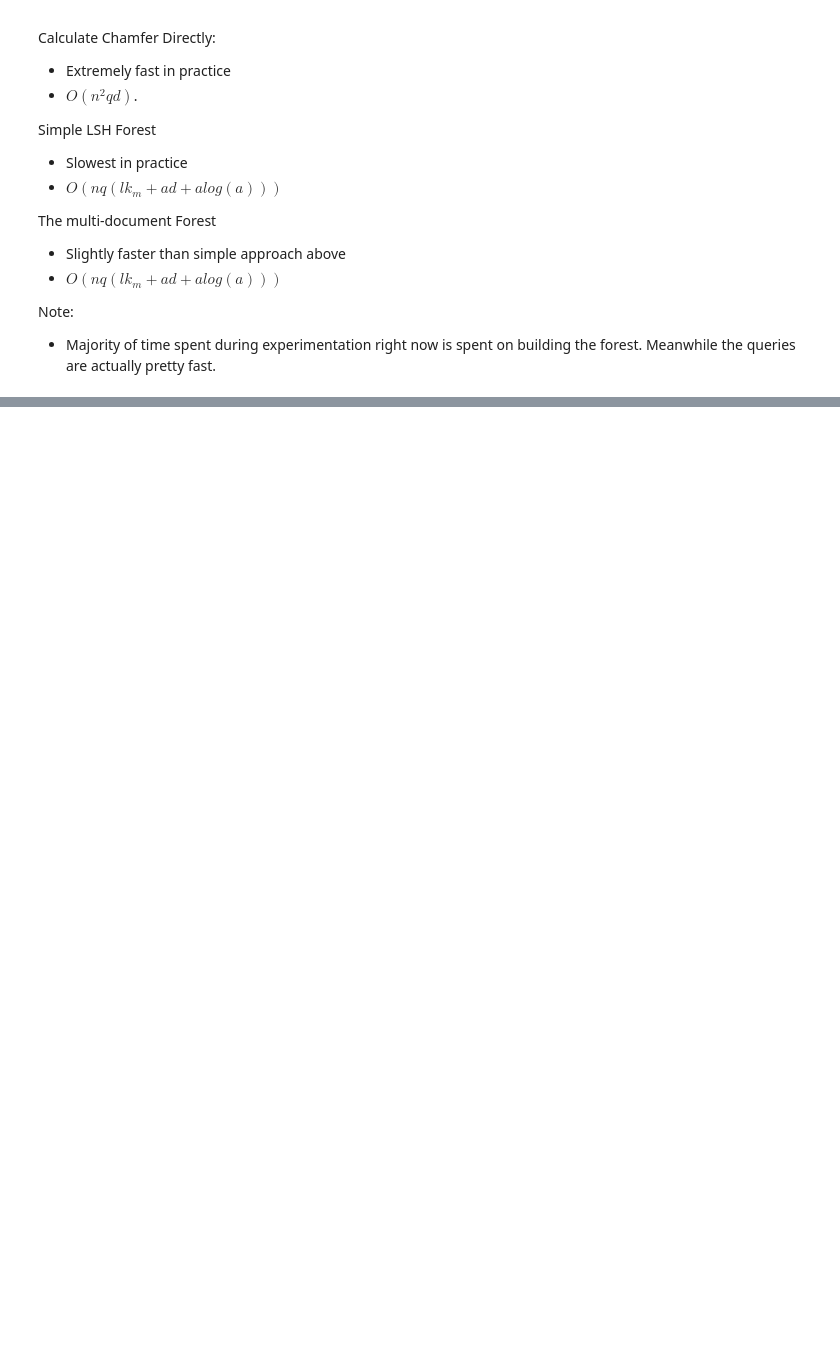
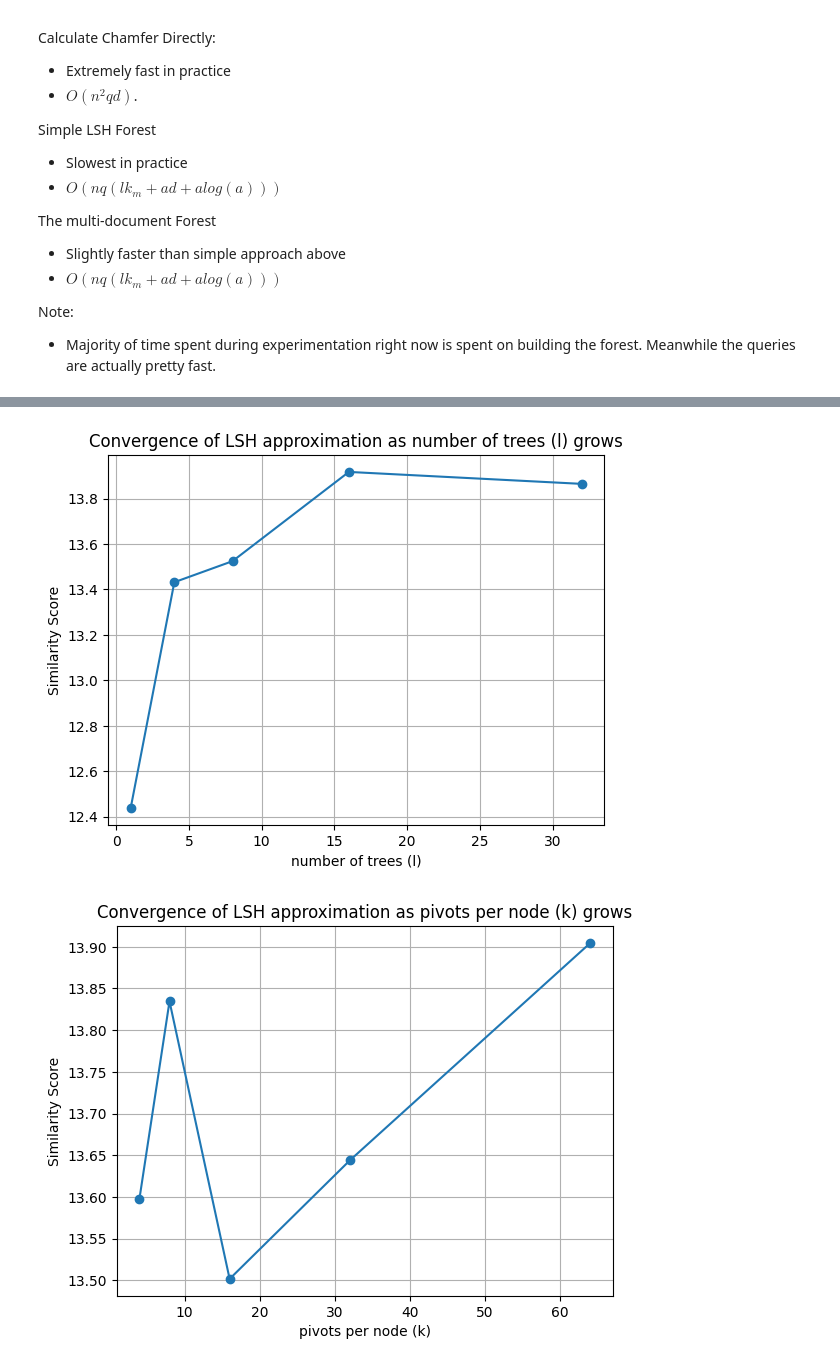
Before and after one commit to YuvalShemla/lsh-forest-for-multi-vector-retrieval, a Jupyter notebook: notebooks/chamfer_approximation.ipynb, the cells around one changed output, grey strips where cells are left out. Saved outputs shown, nothing was run; the diff lists cells and outputs as text; code cells hidden in the pictures; blank space fills up the shorter version.

```diff
--- a/notebooks/chamfer_approximation.ipynb
+++ b/notebooks/chamfer_approximation.ipynb
@@ -265,7 +297,7 @@ Best km = 16 → doc #19
 # %%
 
 # Evaluate multi-doc
-results = {var: experiment(var, vals, defaults, build_multidoc_lsh, multidoc_approximate_best) for var, vals in experiments.items()}
+results = {var: nearest_experiment(var, vals, defaults, build_multidoc_lsh) for var, vals in experiments.items()}
 plot(experiments['l'],  results['l'][0],  'number of trees (l)')
 plot(experiments['k'],  results['k'][0],  'pivots per node (k)')
 plot(experiments['km'], results['km'][0], 'tree depth (km)')
@@ -290,0 +323,2 @@ multidoc_approximate_best took 0.0460 sec, 25 vector comparisons (approx)
+[figure, added]
+[figure, added]
```
Also changed, not shown: parts of 9 cells of this notebook.
